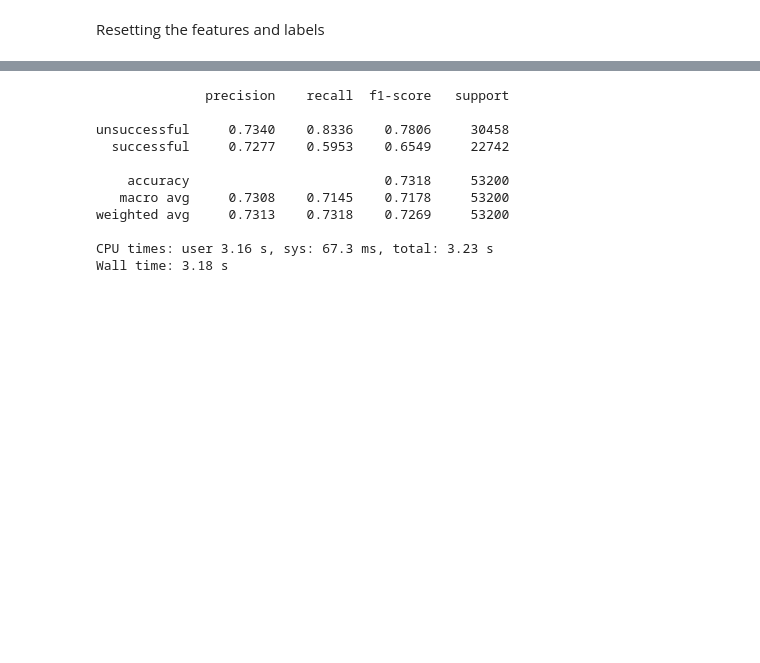
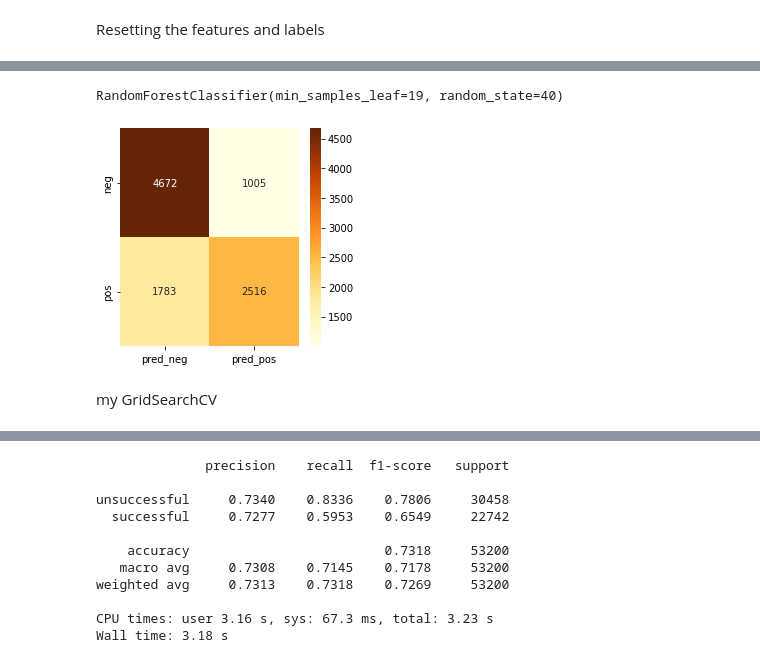
Before and after one commit to benjaminr4/starbucks_project, a Jupyter notebook: Creating_Model.ipynb, the cells around one changed output, grey strips where cells are left out. Cells and saved outputs as stored; diff of their text form; code cells hidden in the pictures; blank space fills up the shorter version.

```diff
--- a/Creating_Model.ipynb
+++ b/Creating_Model.ipynb
@@ -567,5 +564,0 @@ grid_obj = GridSearchCV(clf, parameters, scorer)
-# %%
-grid_fit = grid_obj.fit(features_train,labels_train)
-best_clf = grid_fit.best_estimator_
-predictions = (clf.fit(features_train,labels_train)).predict(features_test)
-best_predictions = best_clf.predict(features_test)
@@ -600,7 +578,7 @@ features_train, features_test, labels_train, labels_test=scale_split(features, l
 # %%
 #skf = StratifiedKFold(n_splits=10)
-#setting to 5 temporarily
-skf = StratifiedKFold(n_splits=5)
+#setting to 4 temporarily
+skf = StratifiedKFold(n_splits=4)
 # %%
 param_grid={'max_features': ['auto', 'sqrt',],
                 'max_depth' : [5,20,None],
@@ -634,0 +609,4 @@ grid_search = GridSearchCV(RandomForestClassifier(random_state=40), param_grid,
+# %%
+# Set the parameters to be checked in the cross-validation
+param_grid = {'max_features': ['auto'],
+                'min_samples_leaf': [19, 20,21]}
@@ -635,3 +658,30 @@ grid_search = GridSearchCV(RandomForestClassifier(random_state=40), param_grid,
+# %%
+#Enter the paremters from the grid search that maxmised recall for the positive class
+def bestRandomForest(features_train, labels_train, features_test, labels_test):
+
+    #create the classifer
+    clf = RandomForestClassifier(random_state=40, max_features= 'auto', min_samples_leaf= 19)
+
+    #fit the training data
+    clf = clf.fit(features_train, labels_train)
+
+    #predict the testing labels using the testing features
+    labels_pred=clf.predict(features_test)
+
+
+    #printing the confusion matrix
+    con_mat=pd.DataFrame(confusion_matrix(labels_test, labels_pred),  columns=['pred_neg', 'pred_pos'], index=['neg', 'pos'])
+    plt.figure(figsize = (4,4))
+    sn.heatmap(con_mat, annot=True,cmap='YlOrBr',fmt='g')
+
+    return clf
+# %%
+bestRandomForest(features_train, labels_train, features_test, labels_test)
+# %% [output]
+RandomForestClassifier(min_samples_leaf=19, random_state=40)
+[figure, added]
+# %% [markdown]
+my GridSearchCV
 # %%
 %%time
 
```
Also changed, not shown: parts of 81 cells of this notebook, 1 other file.
